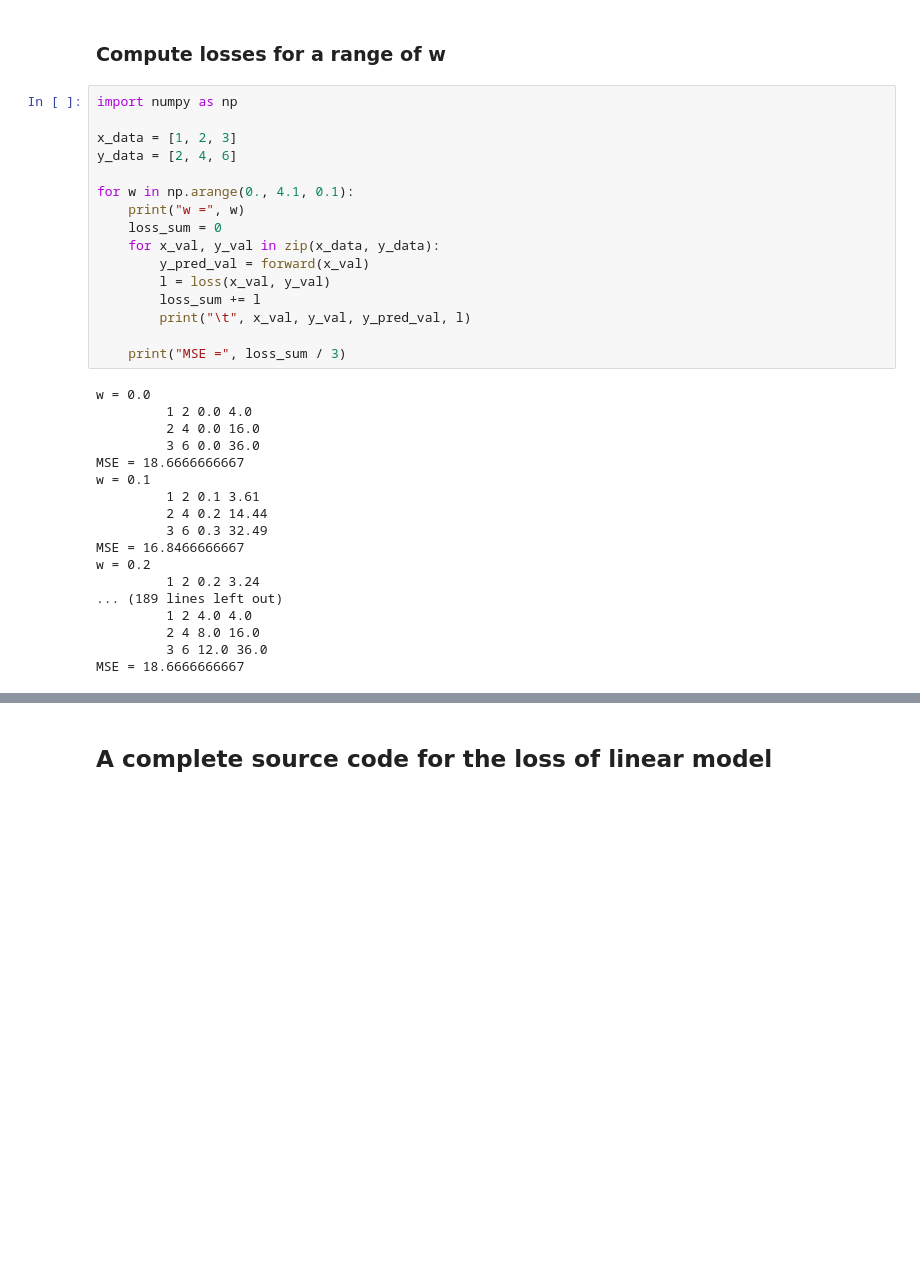
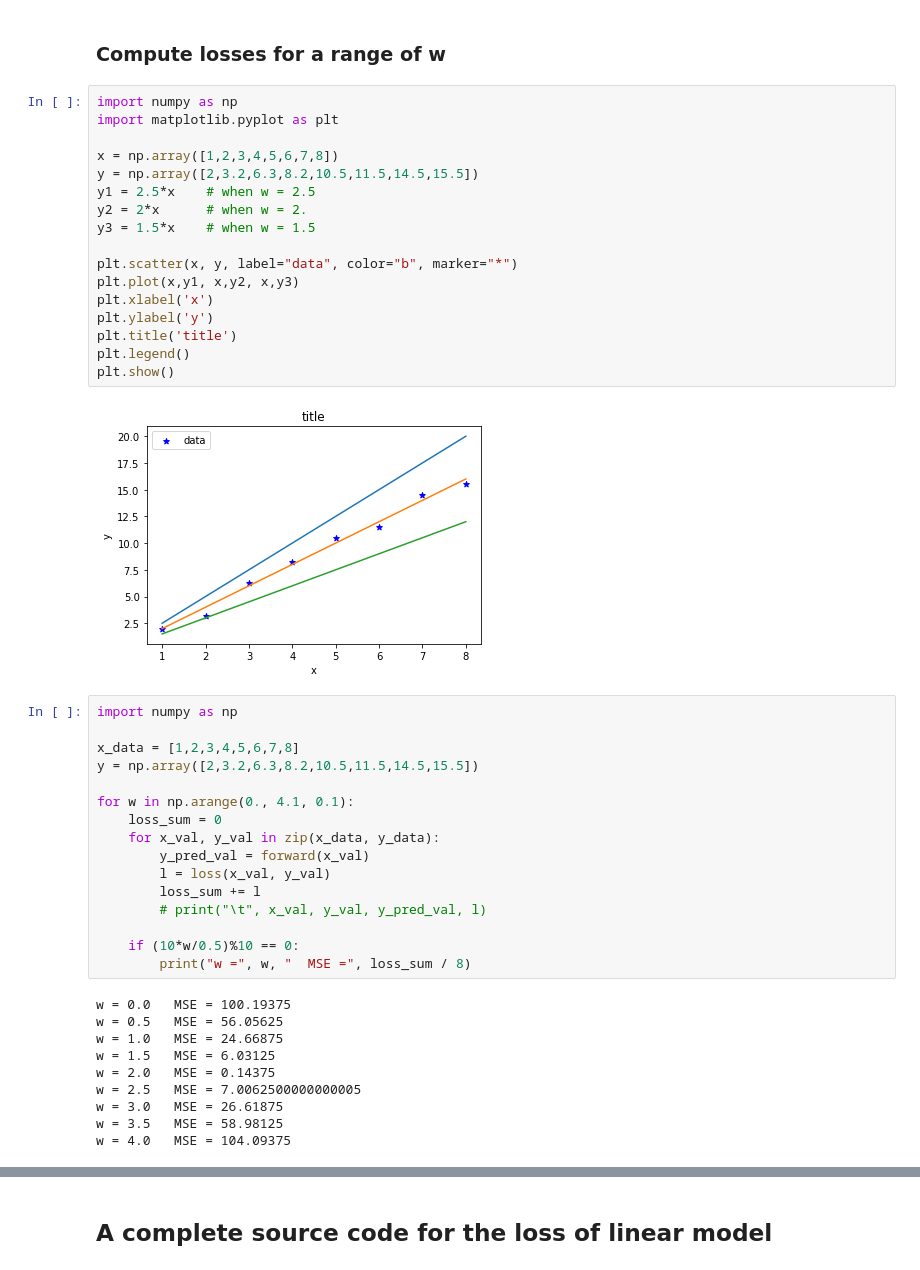
Before and after one commit to junji64/Deep-Learning-using-Pytorch-, a Jupyter notebook: 2. Linear Model.ipynb, the cells around one changed output, grey strips where cells are left out. Cells and saved outputs as stored; diff of their text form; blank space fills up the shorter version.

```diff
--- a/2. Linear Model.ipynb
+++ b/2. Linear Model.ipynb
@@ -27,40 +43,51 @@ loss(5, 7)
 4.0
 # %% [markdown]
 ### Compute losses for a range of w
+# %%
+import numpy as np
+import matplotlib.pyplot as plt
+
+x = np.array([1,2,3,4,5,6,7,8])
+y = np.array([2,3.2,6.3,8.2,10.5,11.5,14.5,15.5])
+y1 = 2.5*x    # when w = 2.5
+y2 = 2*x      # when w = 2.
+y3 = 1.5*x    # when w = 1.5
+
+plt.scatter(x, y, label="data", color="b", marker="*")
+plt.plot(x,y1, x,y2, x,y3)
+plt.xlabel('x')
+plt.ylabel('y')
+plt.title('title')
+plt.legend()
+plt.show()
+# %% [output]
+[figure, added]
 # %%
 import numpy as np
 
-x_data = [1, 2, 3]
-y_data = [2, 4, 6]
+x_data = [1,2,3,4,5,6,7,8]
+y = np.array([2,3.2,6.3,8.2,10.5,11.5,14.5,15.5])
 
 for w in np.arange(0., 4.1, 0.1):
-    print("w =", w)
     loss_sum = 0
     for x_val, y_val in zip(x_data, y_data):
         y_pred_val = forward(x_val)
         l = loss(x_val, y_val)
         loss_sum += l
-        print("\t", x_val, y_val, y_pred_val, l)
+        # print("\t", x_val, y_val, y_pred_val, l)
 
-    print("MSE =", loss_sum / 3)
+    if (10*w/0.5)%10 == 0:
+        print("w =", w, "  MSE =", loss_sum / 8)
 # %% [output]
-w = 0.0
-         1 2 0.0 4.0
-         2 4 0.0 16.0
-         3 6 0.0 36.0
-MSE = 18.6666666667
-w = 0.1
-         1 2 0.1 3.61
-         2 4 0.2 14.44
-         3 6 0.3 32.49
-MSE = 16.8466666667
-w = 0.2
-         1 2 0.2 3.24
-... (189 lines left out)
-         1 2 4.0 4.0
-         2 4 8.0 16.0
-         3 6 12.0 36.0
-MSE = 18.6666666667
+w = 0.0   MSE = 100.19375
+w = 0.5   MSE = 56.05625
+w = 1.0   MSE = 24.66875
+w = 1.5   MSE = 6.03125
+w = 2.0   MSE = 0.14375
+w = 2.5   MSE = 7.0062500000000005
+w = 3.0   MSE = 26.61875
+w = 3.5   MSE = 58.98125
+w = 4.0   MSE = 104.09375
 # %%
 import matplotlib.pyplot as plt
 
```
Also changed, not shown: parts of 8 cells of this notebook, 4 other files.
